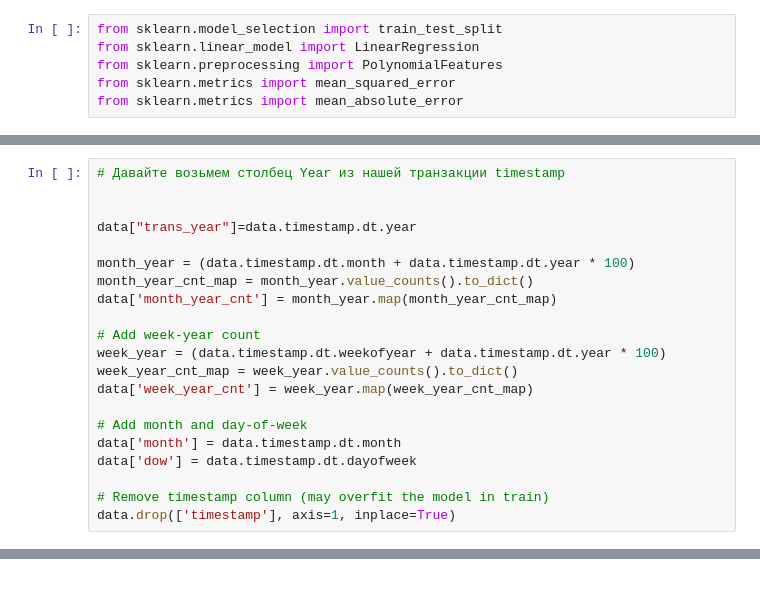
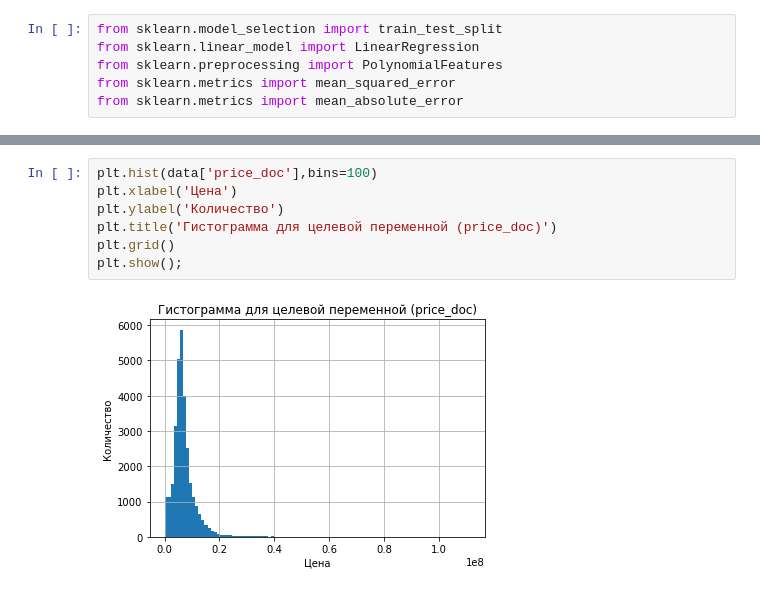
Before and after one commit to IvanAniskavets/Python_2.0, a Jupyter notebook: Machine_Learning/HW_lecture_9_updated.ipynb, the cells around one changed output, grey strips where cells are left out. Drawn from its saved outputs; the diff is of its cells as text.

```diff
--- a/Machine_Learning/HW_lecture_9_updated.ipynb
+++ b/Machine_Learning/HW_lecture_9_updated.ipynb
@@ -107,21 +66,0 @@ data.drop(['id'], axis=1, inplace=True)
-# %%
-# Давайте возьмем столбец Year из нашей транзакции timestamp
-
-
-data["trans_year"]=data.timestamp.dt.year
-
-month_year = (data.timestamp.dt.month + data.timestamp.dt.year * 100)
-month_year_cnt_map = month_year.value_counts().to_dict()
-data['month_year_cnt'] = month_year.map(month_year_cnt_map)
-
-# Add week-year count
-week_year = (data.timestamp.dt.weekofyear + data.timestamp.dt.year * 100)
-week_year_cnt_map = week_year.value_counts().to_dict()
-data['week_year_cnt'] = week_year.map(week_year_cnt_map)
-
-# Add month and day-of-week
-data['month'] = data.timestamp.dt.month
-data['dow'] = data.timestamp.dt.dayofweek
-
-# Remove timestamp column (may overfit the model in train)
-data.drop(['timestamp'], axis=1, inplace=True)
@@ -463,0 +182,9 @@ MemoryError: Unable to allocate 9.69 GiB for an array with shape (24409, 53301)
+# %%
+plt.hist(data['price_doc'],bins=100)
+plt.xlabel('Цена')
+plt.ylabel('Количество')
+plt.title('Гистограмма для целевой переменной (price_doc)')
+plt.grid()
+plt.show();
+# %% [output]
+[figure, added]
```
Also changed, not shown: parts of 209 cells of this notebook.
